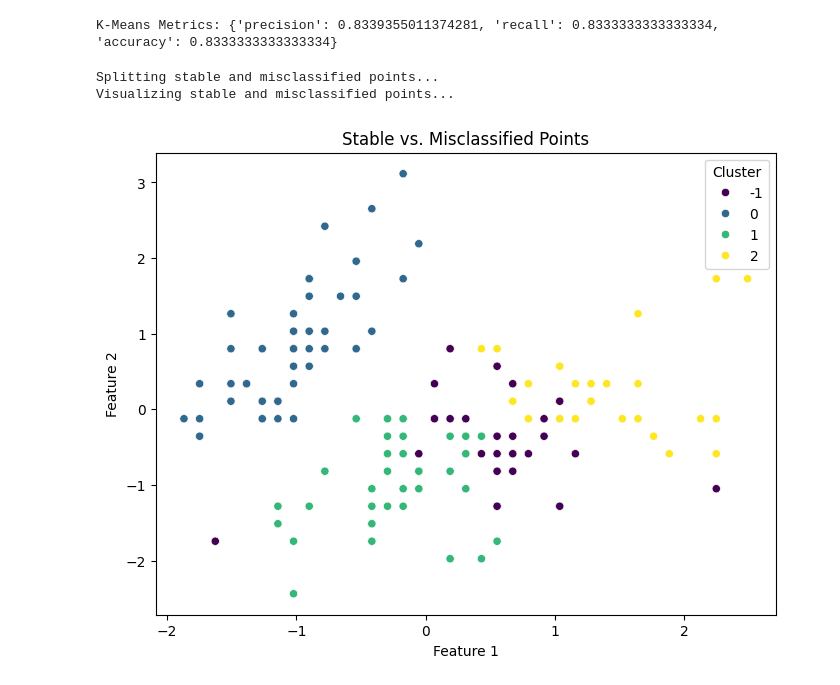
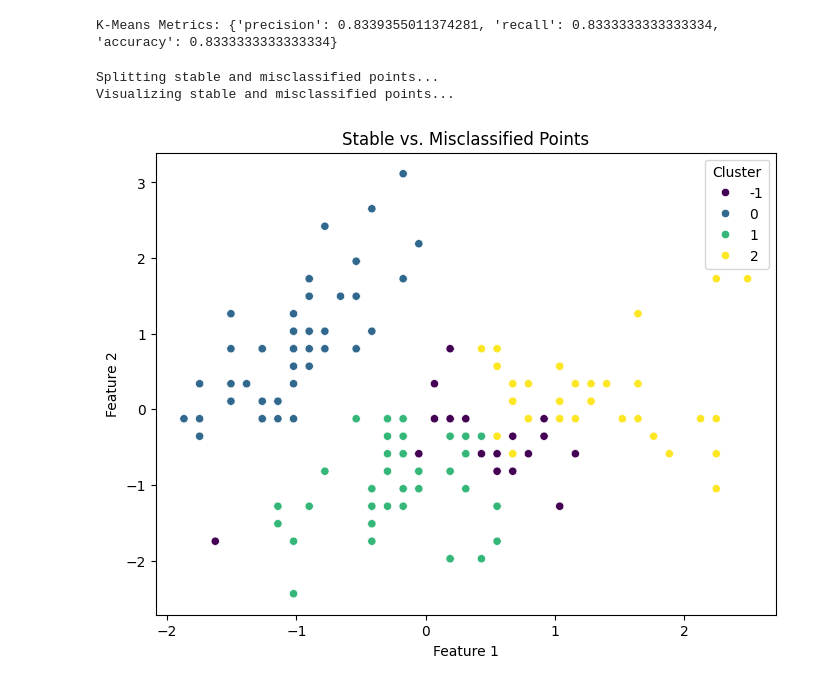
Before and after one commit to AnnaDiana123/BDA_Project, a Jupyter notebook: notebooks/experiment_iris.ipynb, the cells around one changed output. Drawn from its saved outputs; the diff is of its cells as text; code cells hidden in the pictures.

```diff
--- a/notebooks/experiment_iris.ipynb
+++ b/notebooks/experiment_iris.ipynb
@@ -47,17 +47,15 @@ kmeans_model, cluster_labels = run_kmeans(data, optimal_clusters)
 centroids = kmeans_model.cluster_centers_
 
 # Align cluster labels and centroids
-aligned_cluster_labels, aligned_centroids = align_labels_and_centroids(
+cluster_labels, centroids = align_labels_and_centroids(
     true_labels=original_labels,
     cluster_labels=cluster_labels,
     centroids=centroids
 )
-cluster_labels = aligned_cluster_labels
-centroids = aligned_centroids
 
 # Verify the alignment
-print("Aligned Cluster Labels (first 10):", aligned_cluster_labels[:10])
-print("Aligned Centroids:", aligned_centroids)
+print("Aligned Cluster Labels (first 10):", cluster_labels[:10])
+print("Aligned Centroids:", centroids)
 # %% [output]
 Running K-Means with 3 clusters...
 Aligned Cluster Labels (first 10): [0 0 0 0 0 0 0 0 0 0]
@@ -83,26 +81,26 @@ cluster_labels = pd.Series(cluster_labels, index=data.index)
 # %%
 # Split stable and misclassified points
 print("Splitting stable and misclassified points...")
 stable_data, stable_labels, misclassified_data, misclassified_labels = split_stable_and_misclassified(
     data=pd.DataFrame(data),  # Ensure input is a DataFrame
-    labels=pd.Series(aligned_cluster_labels, name="Cluster"),
-    centroids=aligned_centroids,
-    threshold=0.6
+    labels=pd.Series(cluster_labels, name="Cluster"),
+    centroids=centroids,
+    threshold=0.7
 )
 
 # Combine data and labels for visualization
 combined_data = pd.concat([stable_data, misclassified_data])
 combined_labels = pd.concat([stable_labels, misclassified_labels])
 
 # Visualize stable and misclassified points
 print("Visualizing stable and misclassified points...")
 plot_clusters(
     combined_data,
     combined_labels,
     title="Stable vs. Misclassified Points",
     output_path="../results/iris/stable_vs_misclassified.png"
 )
 # %% [output]
 Splitting stable and misclassified points...
 Visualizing stable and misclassified points...
-[figure, old version]
+[figure, new version]
```
Also changed, not shown: parts of 8 cells of this notebook, 2 other files.
